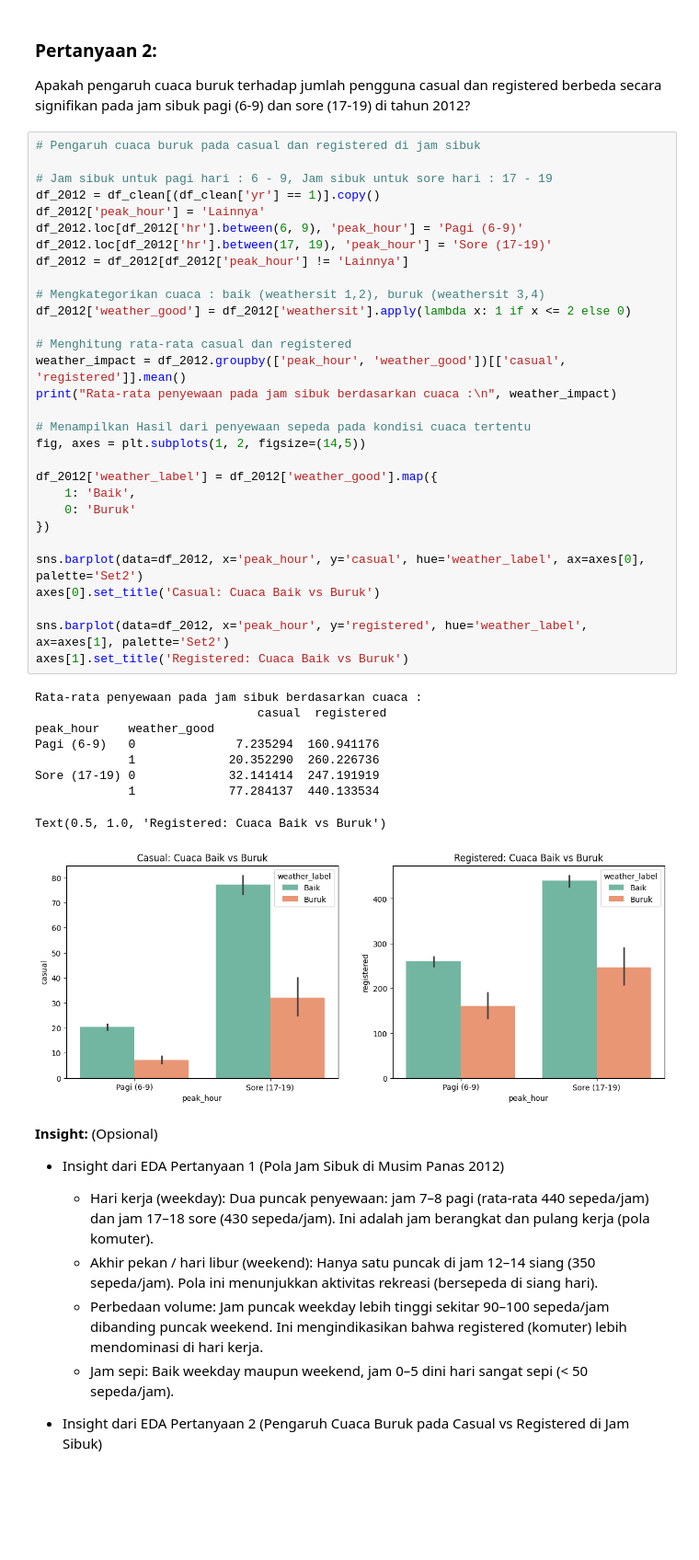
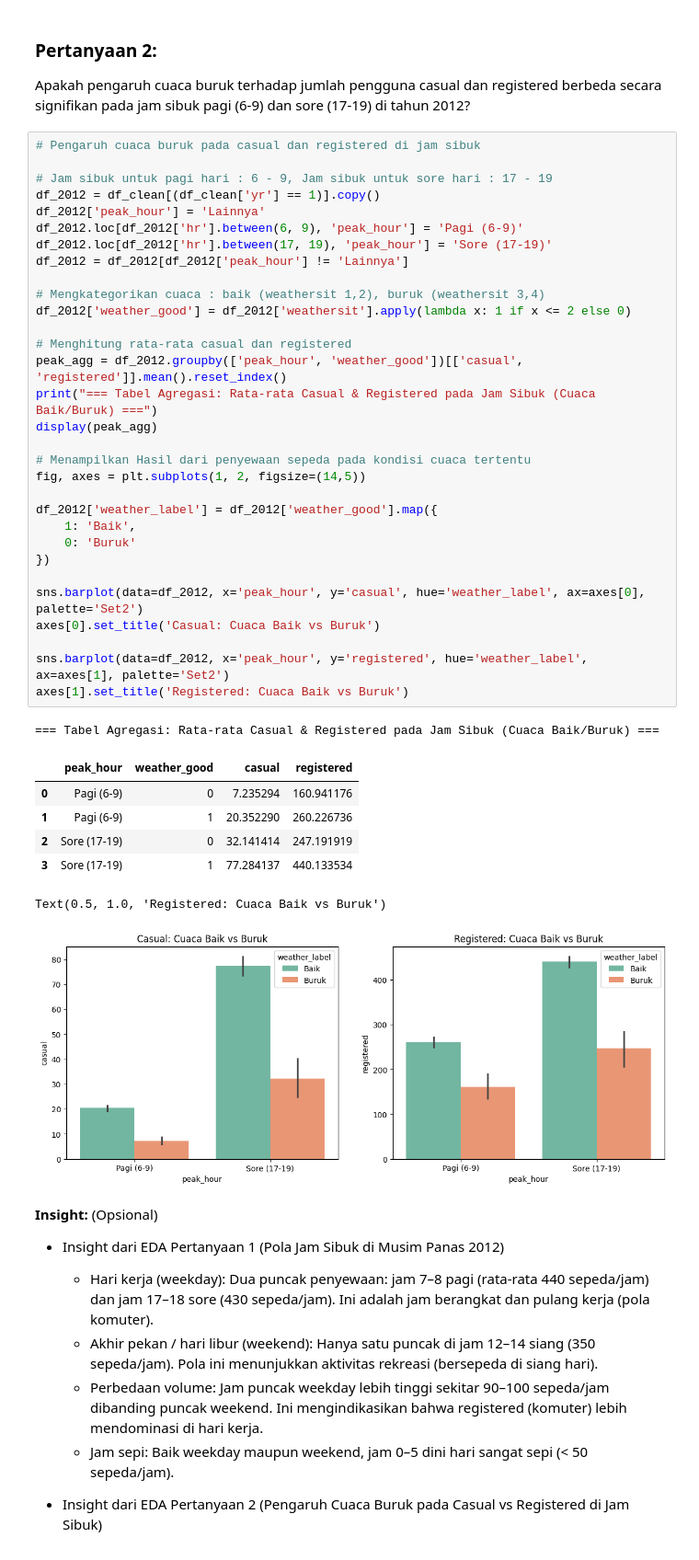
Before and after one commit to farizali04/submission_dicoding, a Jupyter notebook: Salinan_dari_Proyek_Analisis_Data_CDC_30_Fariz_Ali_CDCC525D6Y0287.ipynb, the cells around one changed output. Shown at 92% size. Cells and saved outputs as stored; diff of their text form; blank space fills up the shorter version.

```diff
--- a/Salinan_dari_Proyek_Analisis_Data_CDC_30_Fariz_Ali_CDCC525D6Y0287.ipynb
+++ b/Salinan_dari_Proyek_Analisis_Data_CDC_30_Fariz_Ali_CDCC525D6Y0287.ipynb
@@ -335,41 +346,41 @@ Apakah pengaruh cuaca buruk terhadap jumlah pengguna casual dan registered berbe
 # %%
 # Pengaruh cuaca buruk pada casual dan registered di jam sibuk
 
 # Jam sibuk untuk pagi hari : 6 - 9, Jam sibuk untuk sore hari : 17 - 19
 df_2012 = df_clean[(df_clean['yr'] == 1)].copy()
 df_2012['peak_hour'] = 'Lainnya'
 df_2012.loc[df_2012['hr'].between(6, 9), 'peak_hour'] = 'Pagi (6-9)'
 df_2012.loc[df_2012['hr'].between(17, 19), 'peak_hour'] = 'Sore (17-19)'
 df_2012 = df_2012[df_2012['peak_hour'] != 'Lainnya']
 
 # Mengkategorikan cuaca : baik (weathersit 1,2), buruk (weathersit 3,4)
 df_2012['weather_good'] = df_2012['weathersit'].apply(lambda x: 1 if x <= 2 else 0)
 
 # Menghitung rata-rata casual dan registered
-weather_impact = df_2012.groupby(['peak_hour', 'weather_good'])[['casual', 'registered']].mean()
-print("Rata-rata penyewaan pada jam sibuk berdasarkan cuaca :\n", weather_impact)
+peak_agg = df_2012.groupby(['peak_hour', 'weather_good'])[['casual', 'registered']].mean().reset_index()
+print("=== Tabel Agregasi: Rata-rata Casual & Registered pada Jam Sibuk (Cuaca Baik/Buruk) ===")
+display(peak_agg)
 
 # Menampilkan Hasil dari penyewaan sepeda pada kondisi cuaca tertentu
 fig, axes = plt.subplots(1, 2, figsize=(14,5))
 
 df_2012['weather_label'] = df_2012['weather_good'].map({
     1: 'Baik',
     0: 'Buruk'
 })
 
 sns.barplot(data=df_2012, x='peak_hour', y='casual', hue='weather_label', ax=axes[0], palette='Set2')
 axes[0].set_title('Casual: Cuaca Baik vs Buruk')
 
 sns.barplot(data=df_2012, x='peak_hour', y='registered', hue='weather_label', ax=axes[1], palette='Set2')
 axes[1].set_title('Registered: Cuaca Baik vs Buruk')
 # %% [output]
-Rata-rata penyewaan pada jam sibuk berdasarkan cuaca :
-                               casual  registered
-peak_hour    weather_good
-Pagi (6-9)   0              7.235294  160.941176
-             1             20.352290  260.226736
-Sore (17-19) 0             32.141414  247.191919
-             1             77.284137  440.133534
+=== Tabel Agregasi: Rata-rata Casual & Registered pada Jam Sibuk (Cuaca Baik/Buruk) ===
+|  | peak_hour | weather_good | casual | registered |
+| 0 | Pagi (6-9) | 0 | 7.235294 | 160.941176 |
+| 1 | Pagi (6-9) | 1 | 20.352290 | 260.226736 |
+| 2 | Sore (17-19) | 0 | 32.141414 | 247.191919 |
+| 3 | Sore (17-19) | 1 | 77.284137 | 440.133534 |
 Text(0.5, 1.0, 'Registered: Cuaca Baik vs Buruk')
 [figure]
 # %% [markdown]
```
Also changed, not shown: parts of 2 cells of this notebook, 1 other file.
